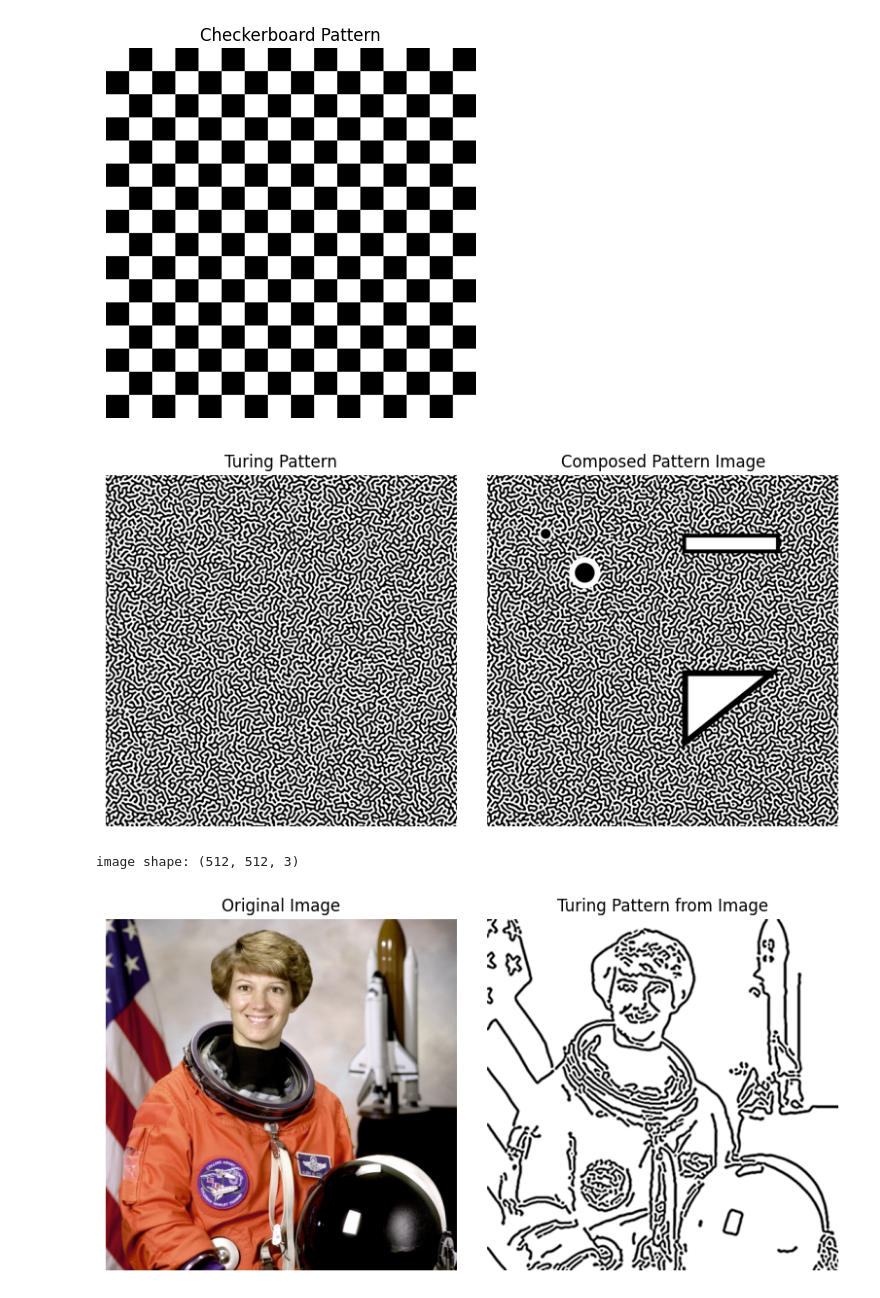
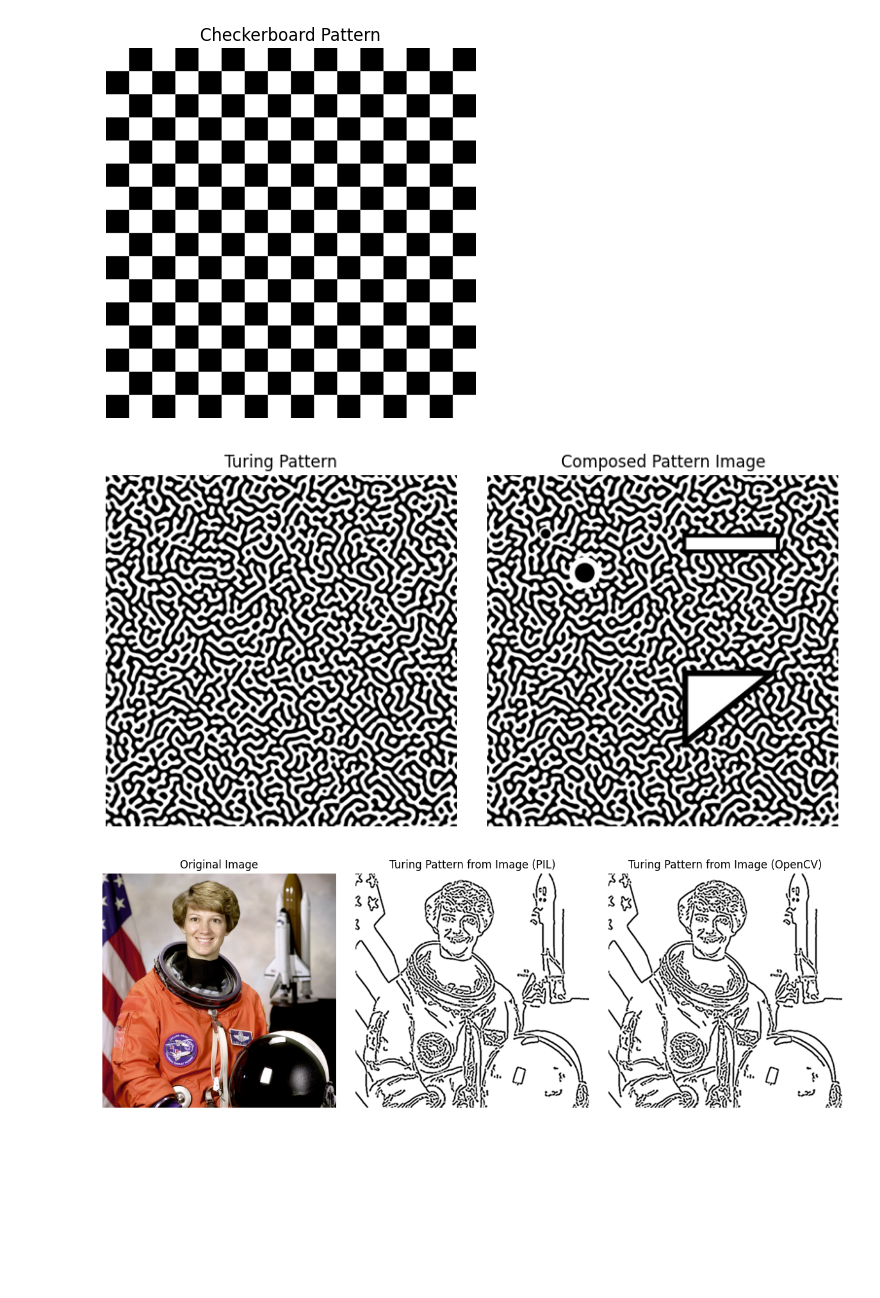
Before and after one commit to jjesusrj/IMPRO_TOOLS, a Jupyter notebook: examples/PatternMaker_example.ipynb, the cells around one changed output. Saved outputs shown, nothing was run; the diff lists cells and outputs as text; code cells hidden in the pictures; blank space fills up the shorter version.

```diff
--- a/examples/PatternMaker_example.ipynb
+++ b/examples/PatternMaker_example.ipynb
@@ -30,48 +31,54 @@ img_height = img_height*dpi     # image height, in pixels
 size = (img_height, img_width)
 
 # Create Turing pattern image
-turing_img = pm.CreateTuringPattern(size, rep=10, radius=dpi/60, sharpen_percent=500)
+turing_img = pm.create_turing_pattern(size, rep=10, radius=dpi/30, sharpen_percent=500)
+
 # Compose with different shapes
 # 1) Draw circles
 composed_img = turing_img.copy()
-pm.DrawCircle(composed_img, 300, 300, fill='black', outline='white', circle_diameter=50, line_width=10)
-pm.DrawCircle(composed_img, 500, 500, fill='black', outline='white', circle_diameter=100, line_width=30)
+pm.draw_circle(composed_img, 300, 300, fill='black', outline='white', circle_diameter=50, line_width=10)
+pm.draw_circle(composed_img, 500, 500, fill='black', outline='white', circle_diameter=100, line_width=30)
 # 2) Draw rectangle
 rect = (1000, 300, 1500, 400)
-pm.DrawRect(composed_img, rect, fill='White', outline='black', line_width=20)
+pm.draw_rect(composed_img, rect, fill='White', outline='black', line_width=20)
 # 3) Draw triangle
 rect = (1000, 1000, 1500, 1400)
-pm.DrawTriangle(composed_img, rect, fill='White', outline='black',line_width=30)
+pm.draw_triangle(composed_img, rect, fill='White', outline='black',line_width=30)
 
 plt.figure(figsize=(8,4))
 plt.subplot(1,2,1)
-plt.imshow(turing_img, cmap='gray')
+plt.imshow(turing_img, cmap='gray', interpolation=None)
 plt.title('Turing Pattern')
 plt.axis('off')
 plt.subplot(1,2,2)
-plt.imshow(composed_img, cmap='gray')
+plt.imshow(composed_img, cmap='gray', interpolation=None)
 plt.title('Composed Pattern Image')
 plt.axis('off')
 plt.tight_layout()
 plt.show()
 # %% [output]
-[figure, old version]
+[figure, new version]
 # %%
+# Try the turing filter on an image
 img = data.astronaut()
-# img = img[30:180, 150:300]
-print("image shape:", img.shape)
-turing_img = pm.CreateTuringImage(img, rep=20, radius=1, sharpen_percent=200)
-plt.figure(figsize=(8,4))
-plt.subplot(1,2,1)
+
+turing_img     = pm.create_turing_image(img, rep=10, radius=1, sharpen_percent=200, canny_th=(100,200))
+turing_img_cv2 = pm.create_turing_image(img, rep=10, radius=1, sharpen_percent=200, canny_th=(100,200), use_cv2=False, as_PIL=False)
+
+plt.figure(figsize=(12,4))
+plt.subplot(1,3,1)
 plt.imshow(img, cmap='gray')
 plt.title('Original Image')
 plt.axis('off')
-plt.subplot(1,2,2)
+plt.subplot(1,3,2)
 plt.imshow(turing_img, cmap='gray')
-plt.title('Turing Pattern from Image')
+plt.title('Turing Pattern from Image (PIL)')
+plt.axis('off')
+plt.subplot(1,3,3)
+plt.imshow(turing_img_cv2, cmap='gray')
+plt.title('Turing Pattern from Image (OpenCV)')
 plt.axis('off')
 plt.tight_layout()
 plt.show()
 # %% [output]
-image shape: (512, 512, 3)
-[figure, old version]
+[figure, new version]
```
Also changed, not shown: parts of 2 cells of this notebook, 8 other files.
